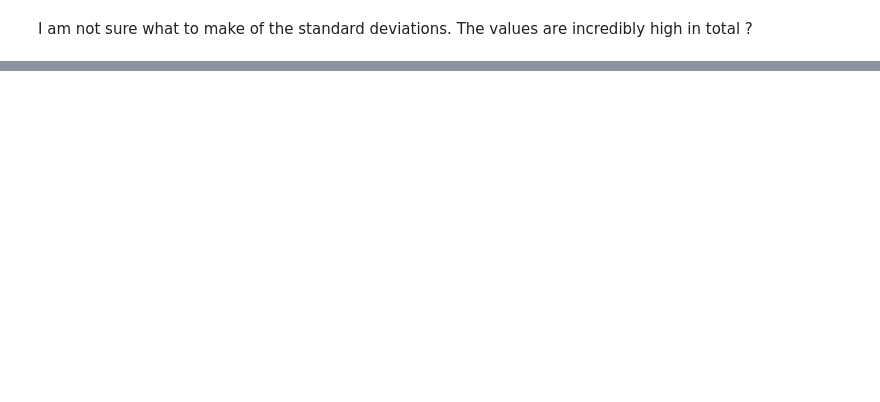
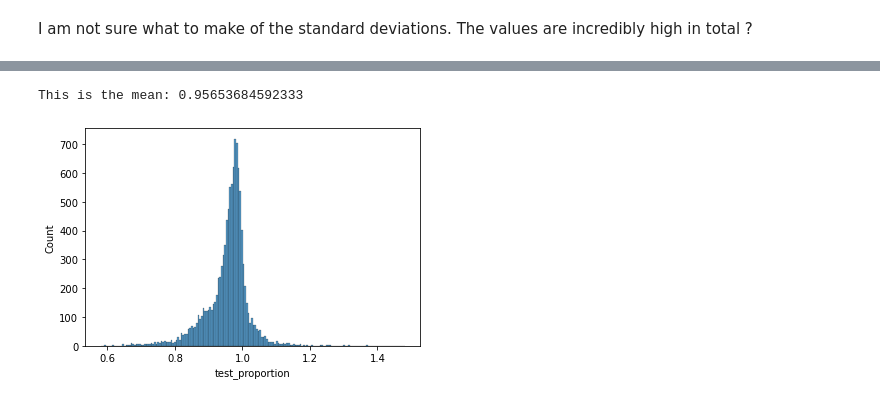
Before and after one commit to antschum/thesis, a Jupyter notebook: Analysis.ipynb, the cells around one changed output, grey strips where cells are left out. Drawn from its saved outputs; the diff is of its cells as text; code cells hidden in the pictures; blank space fills up the shorter version.

```diff
--- a/Analysis.ipynb
+++ b/Analysis.ipynb
@@ -83,0 +147,6 @@ In the following I will look at L1 regularized linear regression.
+# %%
+sns.histplot(ridgeScores8['test_proportion'])
+print('This is the mean:',np.mean(ridgeScores8['test_proportion']))
+# %% [output]
+This is the mean: 0.95653684592333
+[figure, added]
```
Also changed, not shown: parts of 42 cells of this notebook, 1 other file.
